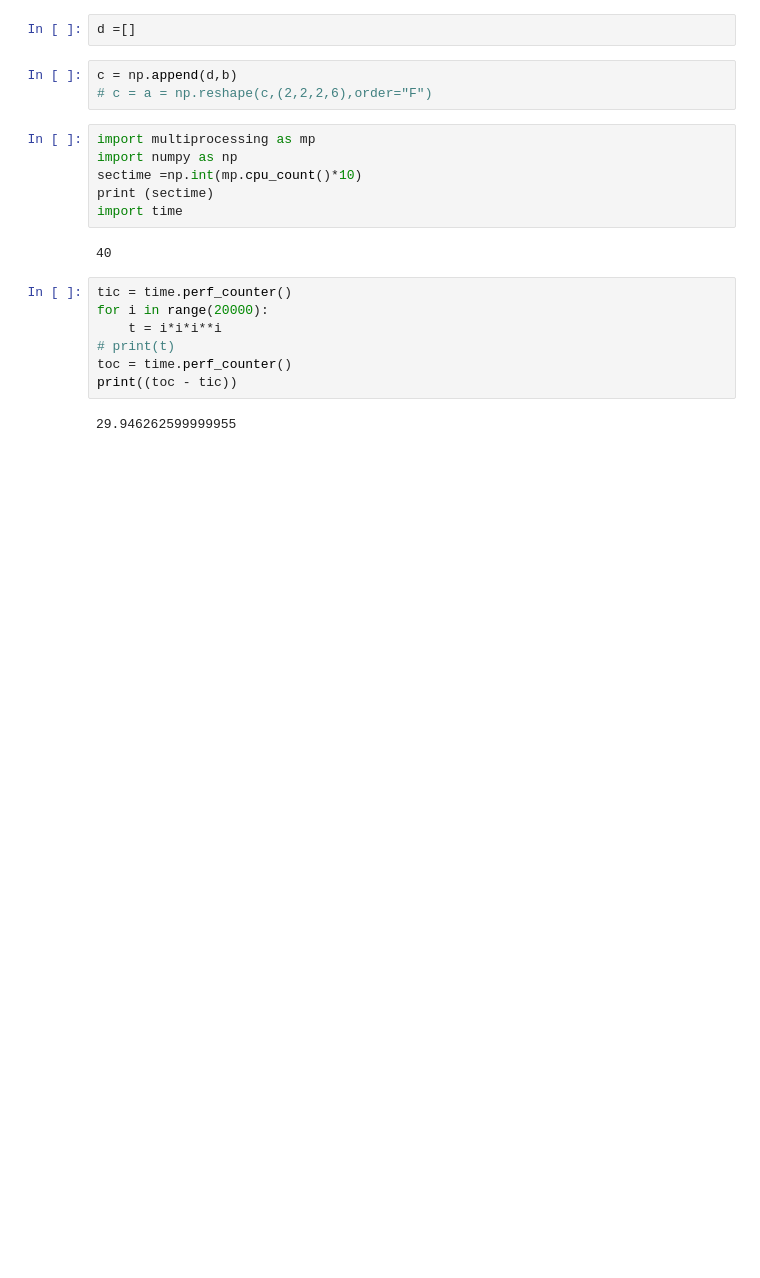
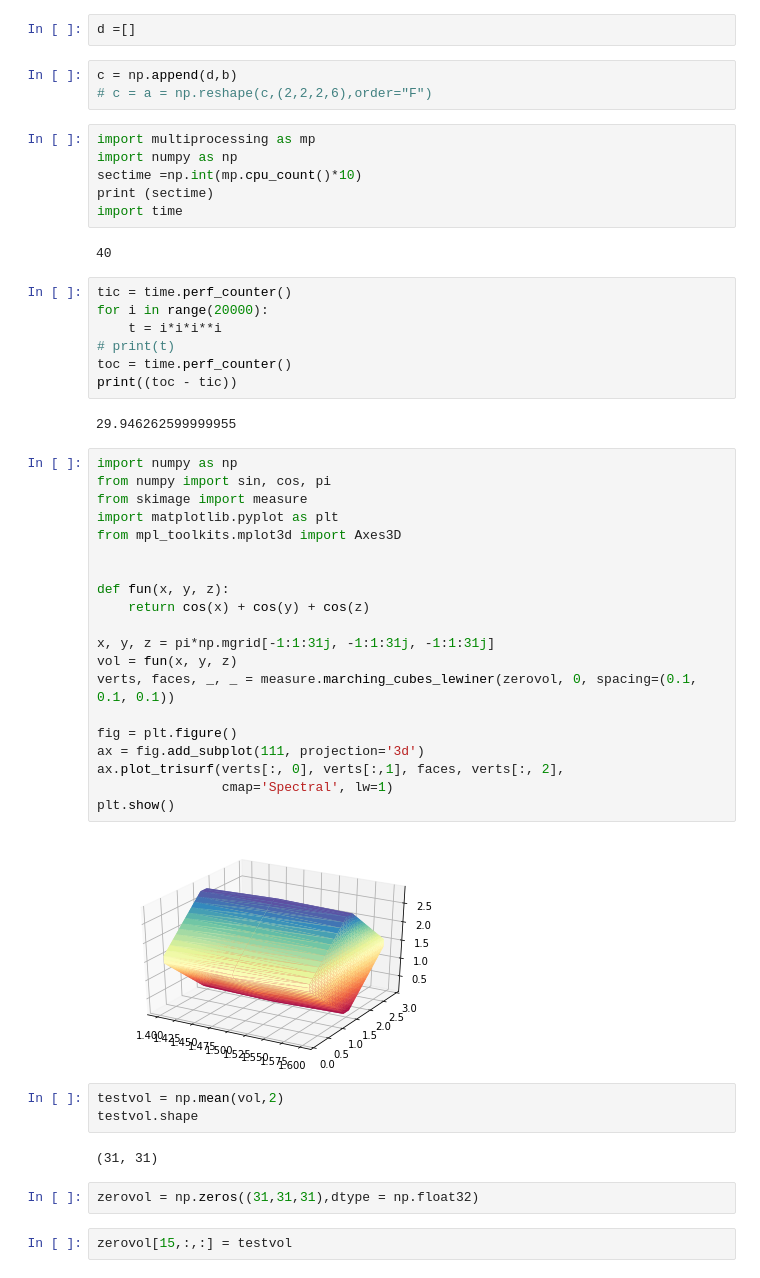
Before and after one commit to thanhtrant219/WRF-bLES-PyPlume, a Jupyter notebook: IsosurfaceTest.ipynb, the cells around one changed output. Cells and saved outputs as stored; diff of their text form; blank space fills up the shorter version.

```diff
--- a/IsosurfaceTest.ipynb
+++ b/IsosurfaceTest.ipynb
@@ -573,3 +575,34 @@ toc = time.perf_counter()
 print((toc - tic))
 # %% [output]
 29.946262599999955
+# %%
+import numpy as np
+from numpy import sin, cos, pi
+from skimage import measure
+import matplotlib.pyplot as plt
+from mpl_toolkits.mplot3d import Axes3D
+
+
+def fun(x, y, z):
+    return cos(x) + cos(y) + cos(z)
+
+x, y, z = pi*np.mgrid[-1:1:31j, -1:1:31j, -1:1:31j]
+vol = fun(x, y, z)
+verts, faces, _, _ = measure.marching_cubes_lewiner(zerovol, 0, spacing=(0.1, 0.1, 0.1))
+
+fig = plt.figure()
+ax = fig.add_subplot(111, projection='3d')
+ax.plot_trisurf(verts[:, 0], verts[:,1], faces, verts[:, 2],
+                cmap='Spectral', lw=1)
+plt.show()
+# %% [output]
+[figure, added]
+# %%
+testvol = np.mean(vol,2)
+testvol.shape
+# %% [output]
+(31, 31)
+# %%
+zerovol = np.zeros((31,31,31),dtype = np.float32)
+# %%
+zerovol[15,:,:] = testvol
```
Also changed, not shown: parts of 2 cells of this notebook, 19 other files.
